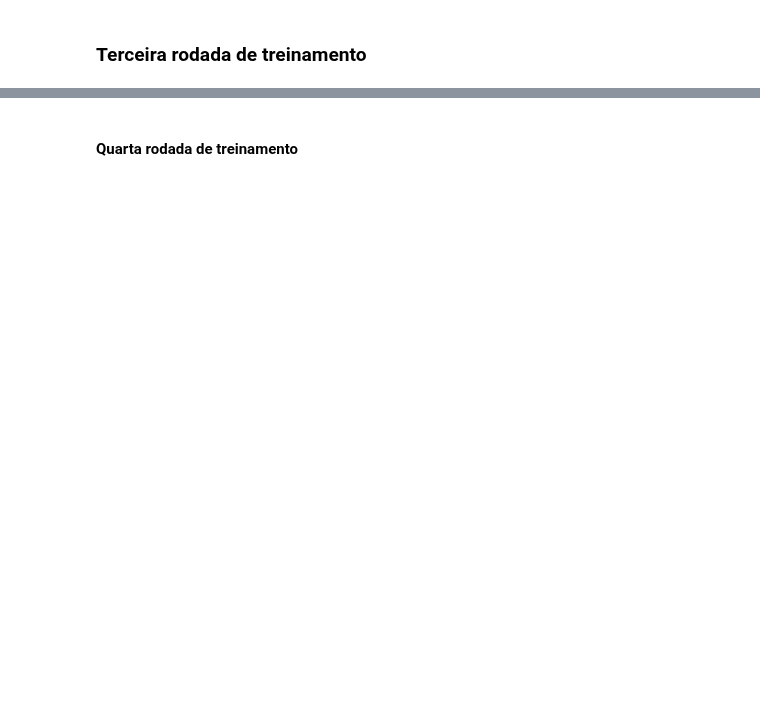
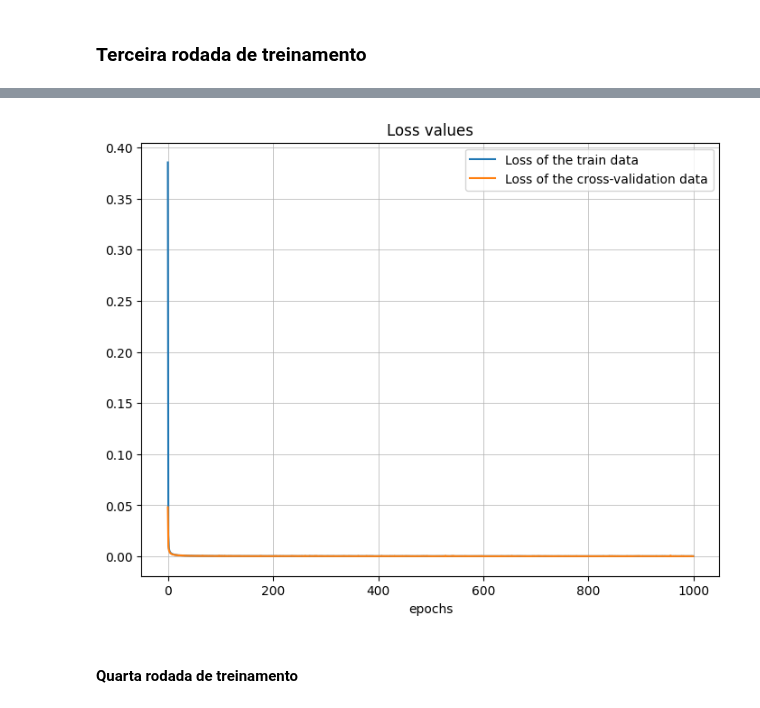
Before and after one commit to Shnrqpdr/inverse-scattering, a Jupyter notebook: circular-billiard.ipynb, the cells around one changed output, grey strips where cells are left out. Drawn from its saved outputs; the diff is of its cells as text; code cells hidden in the pictures; blank space fills up the shorter version.

```diff
--- a/circular-billiard.ipynb
+++ b/circular-billiard.ipynb
@@ -304,7 +301,11 @@ criterion = nn.MSELoss()
 optimizer = optim.Adam(extended_model.parameters(), lr=learning_rate)
 
 # Train and evaluate the model
-gMLP.train_model(extended_model, criterion, optimizer, train_loader, val_loader, num_epochs)
-gMLP.evaluate_model(extended_model, criterion, test_loader)
+running_loss_array, val_loss_array = gMLP.train_model(extended_model, criterion, optimizer, train_loader, val_loader, num_epochs)
+
+running_loss_total_arrays.append(running_loss_array)
+val_loss_total_arrays.append(val_loss_array)
+outputs, test_loss = gMLP.evaluate_model(extended_model, criterion, test_loader)
+test_loss_total.append(test_loss)
 
 torch.save(extended_model.state_dict(), 'generalized_mlp_weights.pth')
@@ -310,0 +330,16 @@ torch.save(extended_model.state_dict(), 'generalized_mlp_weights.pth')
+# %%
+fig = plt.figure(figsize=(8,6))
+axes = fig.add_axes([0.1,0.1,0.8,0.8])
+list_train = running_loss_total_arrays[2]
+list_val = val_loss_total_arrays[2]
+
+
+axes.plot(list_train, ls='-', lw=1.5, label='Loss of the train data')
+axes.plot(list_val, ls='-', lw=1.5, label='Loss of the cross-validation data')
+
+axes.set_title(f'Loss values')
+axes.set_xlabel(f'epochs')
+axes.legend(loc='upper right')
+plt.grid(linestyle='-', linewidth=0.5)
+# %% [output]
+[figure, added]
```
Also changed, not shown: parts of 21 cells of this notebook, 21 other files.
